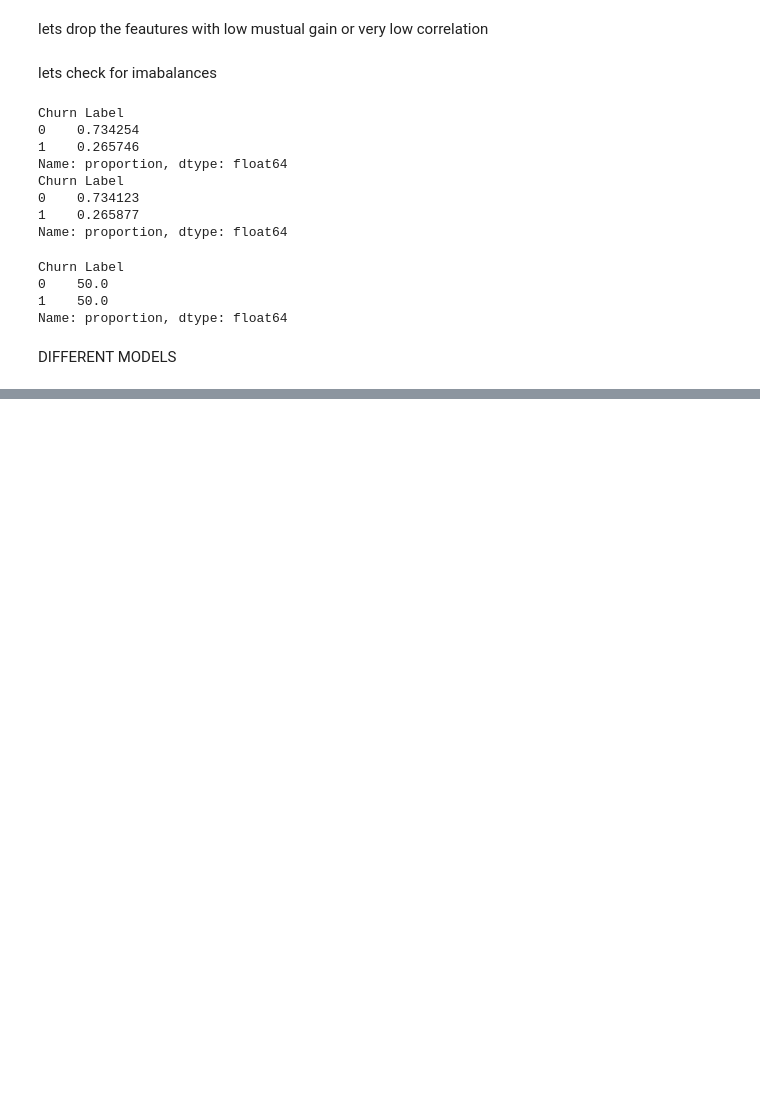
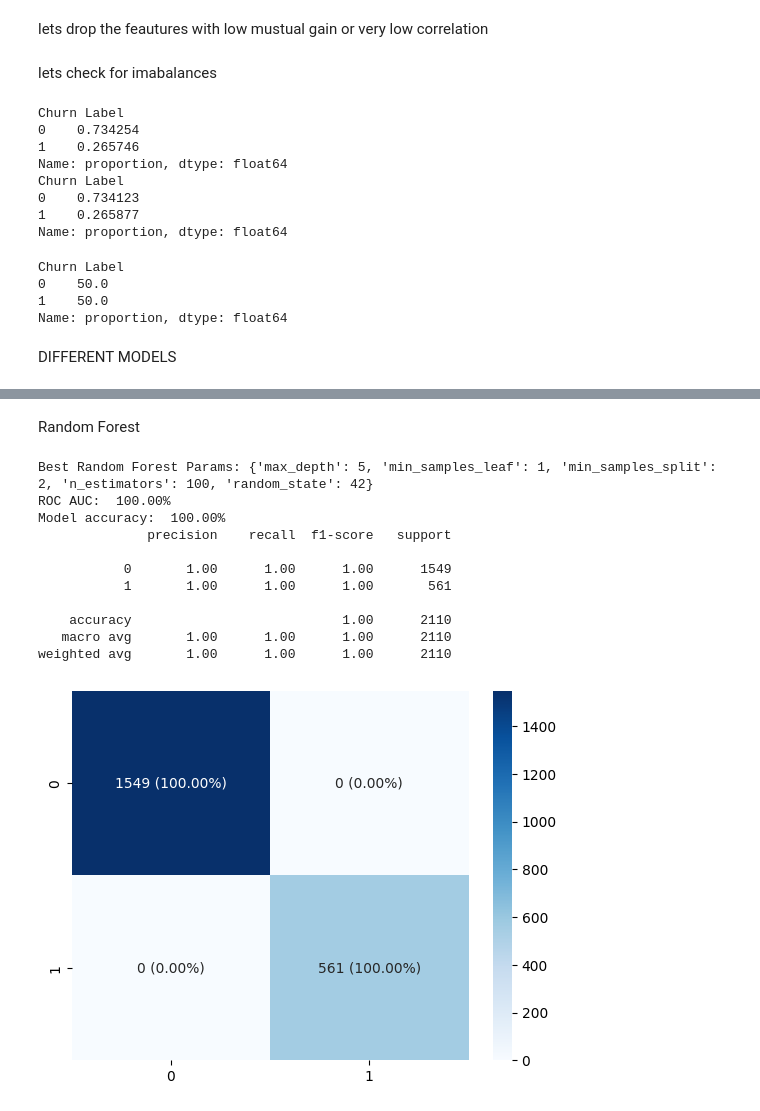
Before and after one commit to Zia-Ul-Hasan/Churn-Prediction-IBM-telco, a Jupyter notebook: Churn_prediction_model.ipynb, the cells around one changed output, grey strips where cells are left out. Drawn from its saved outputs; the diff is of its cells as text; code cells hidden in the pictures; blank space fills up the shorter version.

```diff
--- a/Churn_prediction_model.ipynb
+++ b/Churn_prediction_model.ipynb
@@ -143,0 +194,31 @@ DIFFERENT MODELS
+# %% [markdown]
+Random Forest
+# %%
+param_grid_rf = {
+    'n_estimators': [100, 200],
+    'max_depth': [5, 10, None],
+    'min_samples_split': [2, 5],
+    'min_samples_leaf': [1, 2],
+    'random_state': [42, 16, 21]
+}
+
+grid_rf = GridSearchCV(RandomForestClassifier(), param_grid_rf, cv=5, scoring='f1', n_jobs=-1)
+grid_rf.fit(X_train, Y_train)
+
+best_rf = grid_rf.best_estimator_
+print("Best Random Forest Params:", grid_rf.best_params_)
+
+model(best_rf, X_train, Y_train, X_test, Y_test)
+# %% [output]
+Best Random Forest Params: {'max_depth': 5, 'min_samples_leaf': 1, 'min_samples_split': 2, 'n_estimators': 100, 'random_state': 42}
+ROC AUC:  100.00%
+Model accuracy:  100.00%
+              precision    recall  f1-score   support
+
+           0       1.00      1.00      1.00      1549
+           1       1.00      1.00      1.00       561
+
+    accuracy                           1.00      2110
+   macro avg       1.00      1.00      1.00      2110
+weighted avg       1.00      1.00      1.00      2110
+[figure, added]
```
Also changed, not shown: parts of 7 cells of this notebook.
